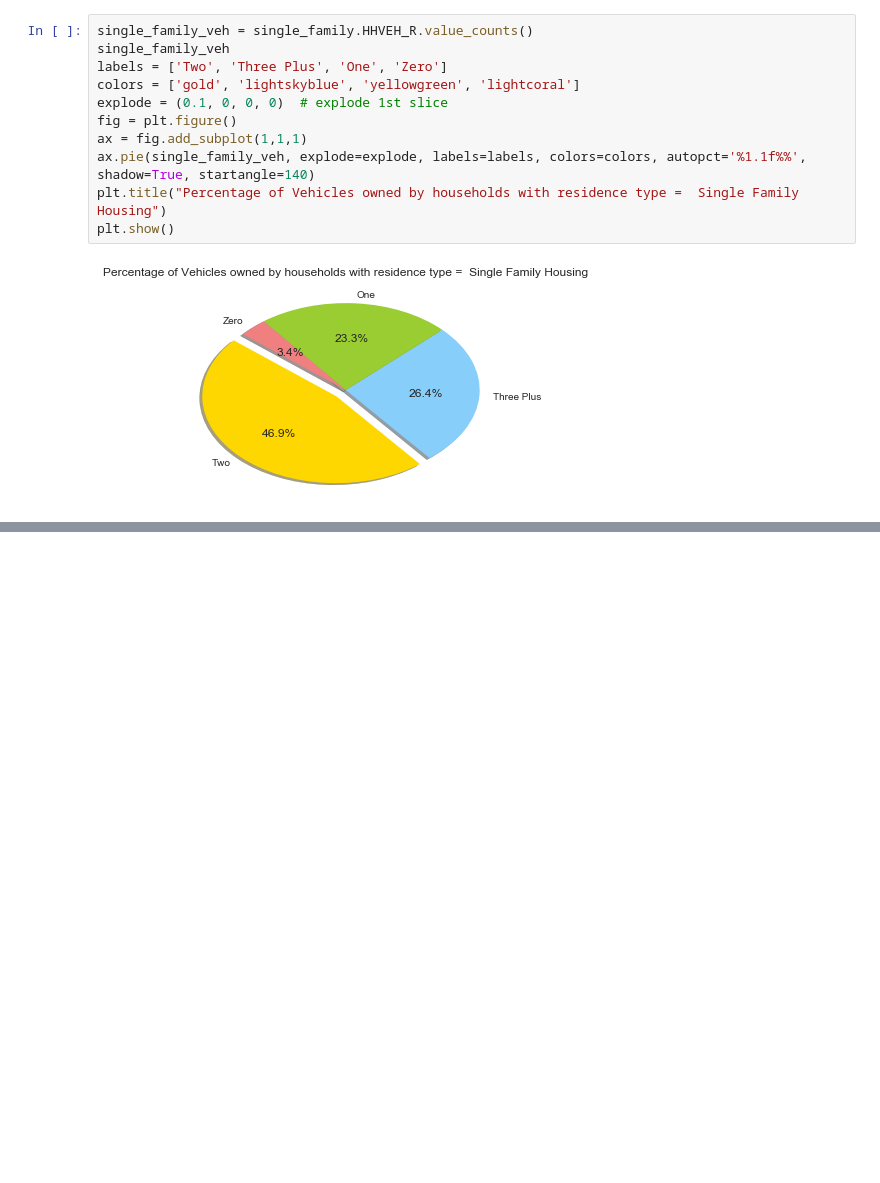
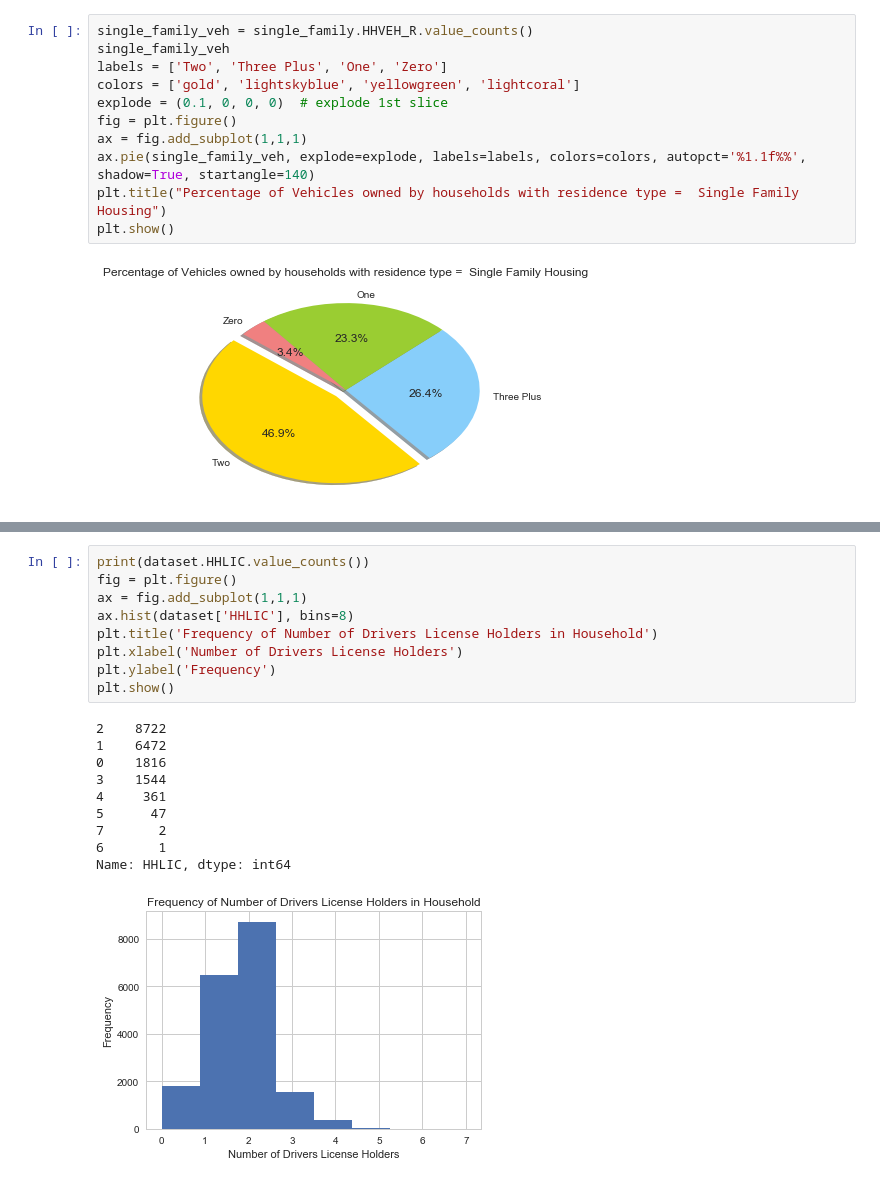
Before and after one commit to soundestmammal/Senior_Thesis, a Jupyter notebook: Friday_Prelim_Modeling.ipynb, the cells around one changed output, grey strips where cells are left out. Cells and saved outputs as stored; diff of their text form; blank space fills up the shorter version.

```diff
--- a/Friday_Prelim_Modeling.ipynb
+++ b/Friday_Prelim_Modeling.ipynb
@@ -180,0 +186,20 @@ Name: HHVEH_R, dtype: int64
+# %%
+print(dataset.HHLIC.value_counts())
+fig = plt.figure()
+ax = fig.add_subplot(1,1,1)
+ax.hist(dataset['HHLIC'], bins=8)
+plt.title('Frequency of Number of Drivers License Holders in Household')
+plt.xlabel('Number of Drivers License Holders')
+plt.ylabel('Frequency')
+plt.show()
+# %% [output]
+2    8722
+1    6472
+0    1816
+3    1544
+4     361
+5      47
+7       2
+6       1
+Name: HHLIC, dtype: int64
+[figure, added]
```
Also changed, not shown: parts of 5 cells of this notebook.
